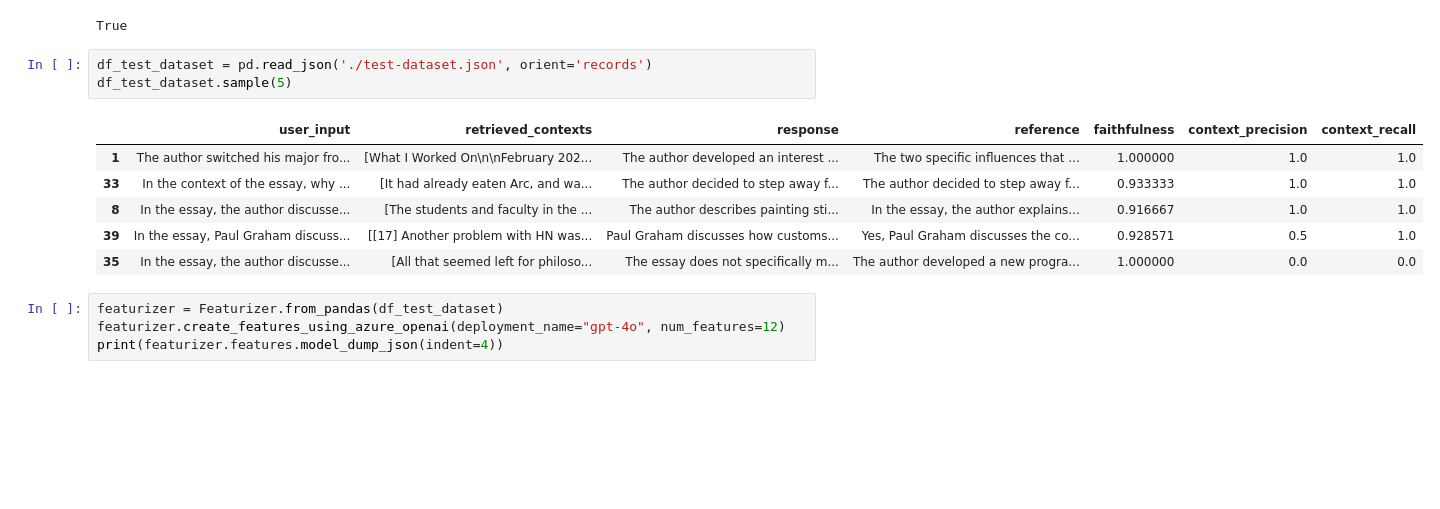
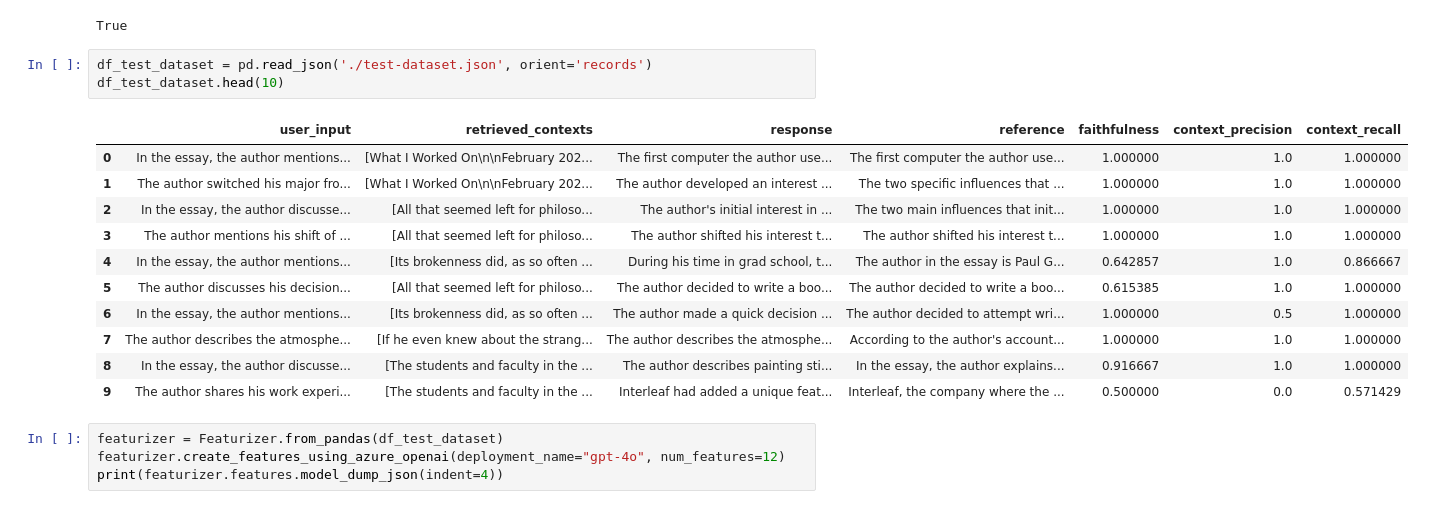
Before and after one commit to microsoft/dstoolkit-genai-shap, a Jupyter notebook: docs/examples/02-gaishap-featurizer.ipynb, the cells around one changed output. Cells and saved outputs as stored; diff of their text form; blank space fills up the shorter version.

```diff
--- a/docs/examples/02-gaishap-featurizer.ipynb
+++ b/docs/examples/02-gaishap-featurizer.ipynb
@@ -14,14 +14,19 @@ load_dotenv()
 True
 # %%
 df_test_dataset = pd.read_json('./test-dataset.json', orient='records')
-df_test_dataset.sample(5)
+df_test_dataset.head(10)
 # %% [output]
 |  | user_input | retrieved_contexts | response | reference | faithfulness | context_precision | context_recall |
-| 1 | The author switched his major fro... | [What I Worked On\n\nFebruary 202... | The author developed an interest ... | The two specific influences that ... | 1.000000 | 1.0 | 1.0 |
-| 33 | In the context of the essay, why ... | [It had already eaten Arc, and wa... | The author decided to step away f... | The author decided to step away f... | 0.933333 | 1.0 | 1.0 |
-| 8 | In the essay, the author discusse... | [The students and faculty in the ... | The author describes painting sti... | In the essay, the author explains... | 0.916667 | 1.0 | 1.0 |
-| 39 | In the essay, Paul Graham discuss... | [[17] Another problem with HN was... | Paul Graham discusses how customs... | Yes, Paul Graham discusses the co... | 0.928571 | 0.5 | 1.0 |
-| 35 | In the essay, the author discusse... | [All that seemed left for philoso... | The essay does not specifically m... | The author developed a new progra... | 1.000000 | 0.0 | 0.0 |
+| 0 | In the essay, the author mentions... | [What I Worked On\n\nFebruary 202... | The first computer the author use... | The first computer the author use... | 1.000000 | 1.0 | 1.000000 |
+| 1 | The author switched his major fro... | [What I Worked On\n\nFebruary 202... | The author developed an interest ... | The two specific influences that ... | 1.000000 | 1.0 | 1.000000 |
+| 2 | In the essay, the author discusse... | [All that seemed left for philoso... | The author's initial interest in ... | The two main influences that init... | 1.000000 | 1.0 | 1.000000 |
+| 3 | The author mentions his shift of ... | [All that seemed left for philoso... | The author shifted his interest t... | The author shifted his interest t... | 1.000000 | 1.0 | 1.000000 |
+| 4 | In the essay, the author mentions... | [Its brokenness did, as so often ... | During his time in grad school, t... | The author in the essay is Paul G... | 0.642857 | 1.0 | 0.866667 |
+| 5 | The author discusses his decision... | [All that seemed left for philoso... | The author decided to write a boo... | The author decided to write a boo... | 0.615385 | 1.0 | 1.000000 |
+| 6 | In the essay, the author mentions... | [Its brokenness did, as so often ... | The author made a quick decision ... | The author decided to attempt wri... | 1.000000 | 0.5 | 1.000000 |
+| 7 | The author describes the atmosphe... | [If he even knew about the strang... | The author describes the atmosphe... | According to the author's account... | 1.000000 | 1.0 | 1.000000 |
+| 8 | In the essay, the author discusse... | [The students and faculty in the ... | The author describes painting sti... | In the essay, the author explains... | 0.916667 | 1.0 | 1.000000 |
+| 9 | The author shares his work experi... | [The students and faculty in the ... | Interleaf had added a unique feat... | Interleaf, the company where the ... | 0.500000 | 0.0 | 0.571429 |
 # %%
 featurizer = Featurizer.from_pandas(df_test_dataset)
 featurizer.create_features_using_azure_openai(deployment_name="gpt-4o", num_features=12)
```
Also changed, not shown: 13 other files.
